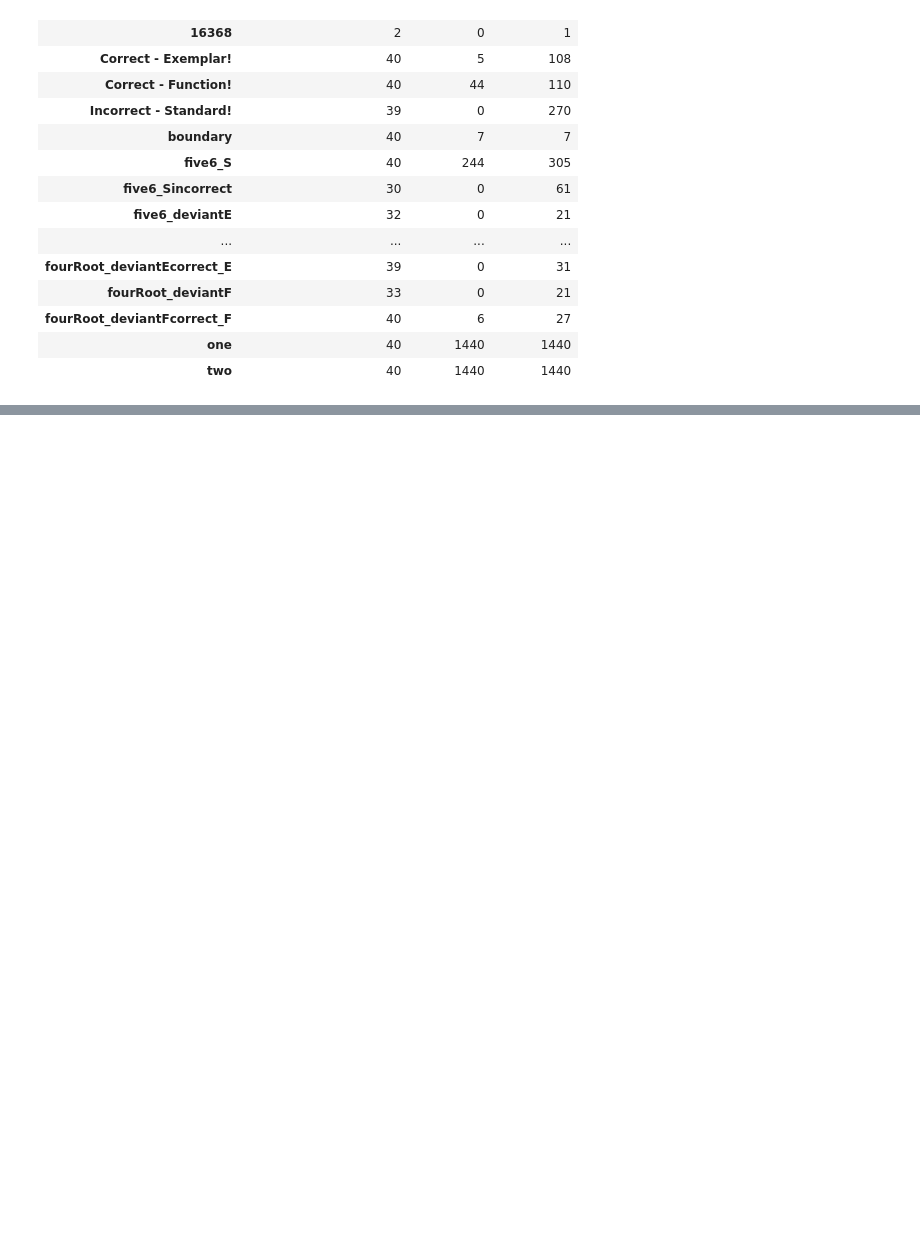
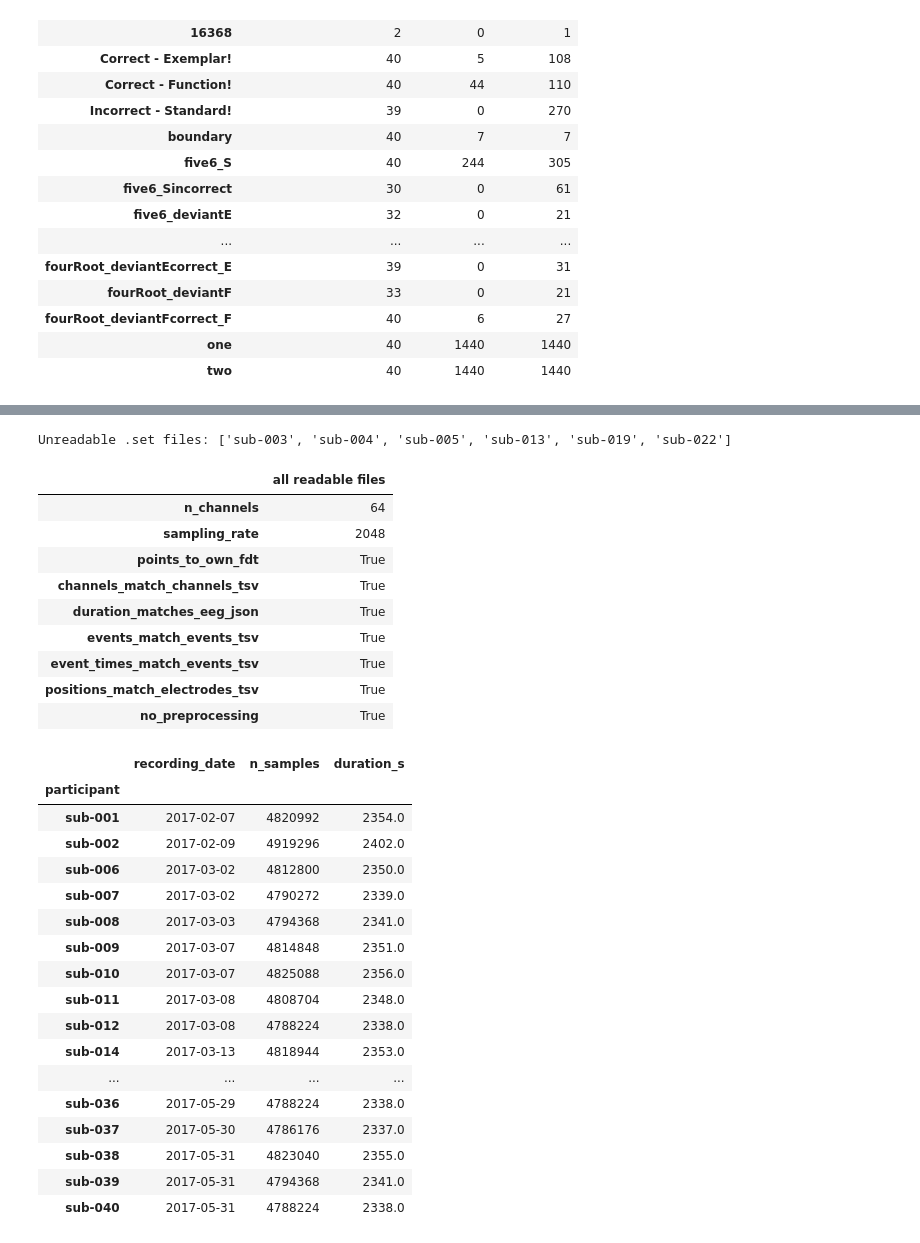
Before and after one commit to davisbone/Harmonic-EEG, a Jupyter notebook: MS2wranglingData.ipynb, the cells around one changed output, grey strips where cells are left out. Cells and saved outputs as stored; diff of their text form; code cells hidden in the pictures; blank space fills up the shorter version.

```diff
--- a/MS2wranglingData.ipynb
+++ b/MS2wranglingData.ipynb
@@ -426,0 +507,76 @@ display(pd.DataFrame({"participants_with_code": (code_counts > 0).sum(axis=1),
+# %%
+# Read every participant's .set file (the header for their EEG recording)
+rows = []
+unreadable = []
+for f in sorted(root.glob("sub-*/eeg/*_eeg.set")):
+    participant = f.name.split("_")[0]
+    try:
+        EEG = scipy.io.loadmat(f, squeeze_me=True, struct_as_record=False)["EEG"]
+    except OSError:
+        # The file is cut short and can't be opened
+        unreadable.append(participant)
+        continue
+    # Recording date, stored as [year, month, day, hour, minute, second]
+    year, month, day = EEG.etc.T0[:3]
+    rows.append({
+        "participant": participant,
+        "recording_date": f"{year}-{month:02d}-{day:02d}",
+        "n_channels": EEG.nbchan,
+        "sampling_rate": EEG.srate,
+        "n_samples": EEG.pnts,
+        "duration_s": EEG.pnts / EEG.srate,
+        # Compare with the participant's other files
+        "points_to_own_fdt": EEG.datfile == f.name.replace(".set", ".fdt"),
+        "channels_match_channels_tsv": [c.labels for c in EEG.chanlocs] == list(channels[participant]["name"]),
+        "duration_matches_eeg_json": EEG.pnts / EEG.srate == eeg_json_report.loc[participant, "RecordingDuration"],
+        "events_match_events_tsv": [e.type for e in EEG.event] == list(events[participant]["value"]),
+        # Event times are stored in samples, counting from 1
+        "event_times_match_events_tsv": np.allclose([(e.latency - 1) / EEG.srate for e in EEG.event],
+                                                    events[participant]["onset"]),
+        # electrodes.tsv rounds positions to 2 decimals, so allow differences up to 0.005
+        "positions_match_electrodes_tsv": np.allclose([[c.X, c.Y, c.Z] for c in EEG.chanlocs],
+                                                      electrodes[participant][["x", "y", "z"]], atol=0.005),
+        # No cleaning done: only EEGLAB's routine format check in the history, and no ICA
+        "no_preprocessing": EEG.history.strip() == "EEG = eeg_checkset( EEG );" and np.size(EEG.icaweights) == 0,
+    })
+set_report = pd.DataFrame(rows).set_index("participant")
+
+# Participants whose .set file can't be opened
+print("Unreadable .set files:", unreadable)
+
+# Checks where every participant has the same result, shown once
+same_for_all = set_report.nunique() == 1
+display(set_report.loc[:, same_for_all].iloc[0].to_frame("all readable files"))
+
+# Checks where participants differ, shown for every participant
+display(set_report.loc[:, ~same_for_all])
+# %% [output]
+Unreadable .set files: ['sub-003', 'sub-004', 'sub-005', 'sub-013', 'sub-019', 'sub-022']
+|  | all readable files |
+| n_channels | 64 |
+| sampling_rate | 2048 |
+| points_to_own_fdt | True |
+| channels_match_channels_tsv | True |
+| duration_matches_eeg_json | True |
+| events_match_events_tsv | True |
+| event_times_match_events_tsv | True |
+| positions_match_electrodes_tsv | True |
+| no_preprocessing | True |
+|  | recording_date | n_samples | duration_s |
+| participant |  |  |  |
+| sub-001 | 2017-02-07 | 4820992 | 2354.0 |
+| sub-002 | 2017-02-09 | 4919296 | 2402.0 |
+| sub-006 | 2017-03-02 | 4812800 | 2350.0 |
+| sub-007 | 2017-03-02 | 4790272 | 2339.0 |
+| sub-008 | 2017-03-03 | 4794368 | 2341.0 |
+| sub-009 | 2017-03-07 | 4814848 | 2351.0 |
+| sub-010 | 2017-03-07 | 4825088 | 2356.0 |
+| sub-011 | 2017-03-08 | 4808704 | 2348.0 |
+| sub-012 | 2017-03-08 | 4788224 | 2338.0 |
+| sub-014 | 2017-03-13 | 4818944 | 2353.0 |
+| ... | ... | ... | ... |
+| sub-036 | 2017-05-29 | 4788224 | 2338.0 |
+| sub-037 | 2017-05-30 | 4786176 | 2337.0 |
+| sub-038 | 2017-05-31 | 4823040 | 2355.0 |
+| sub-039 | 2017-05-31 | 4794368 | 2341.0 |
+| sub-040 | 2017-05-31 | 4788224 | 2338.0 |
```
Also changed, not shown: parts of 10 cells of this notebook.
